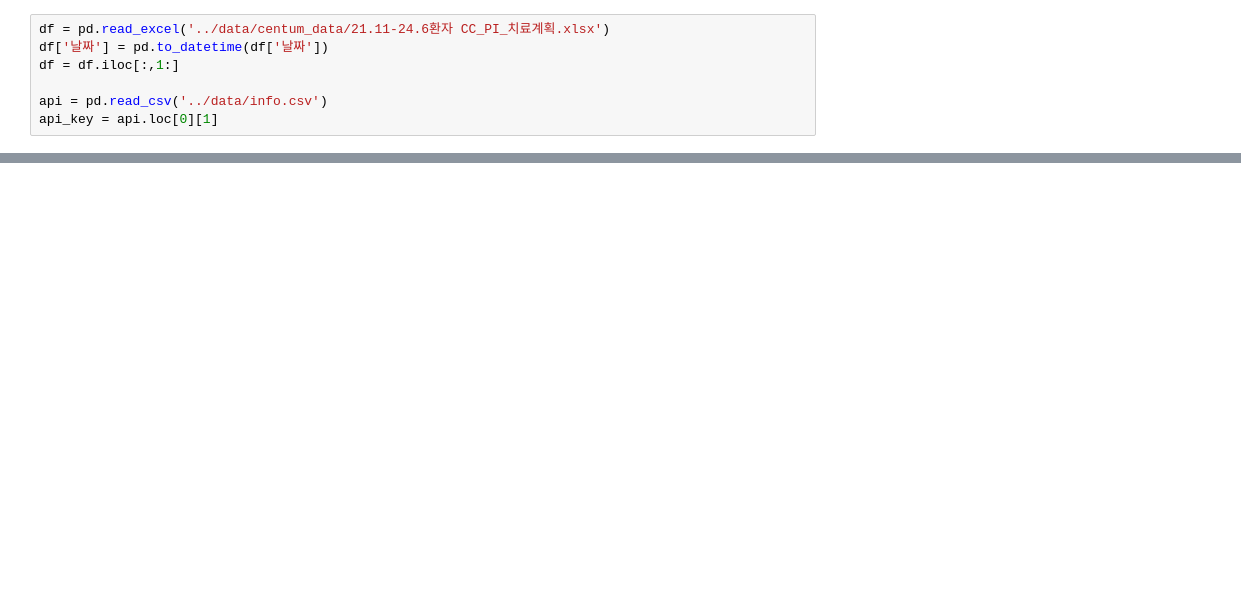
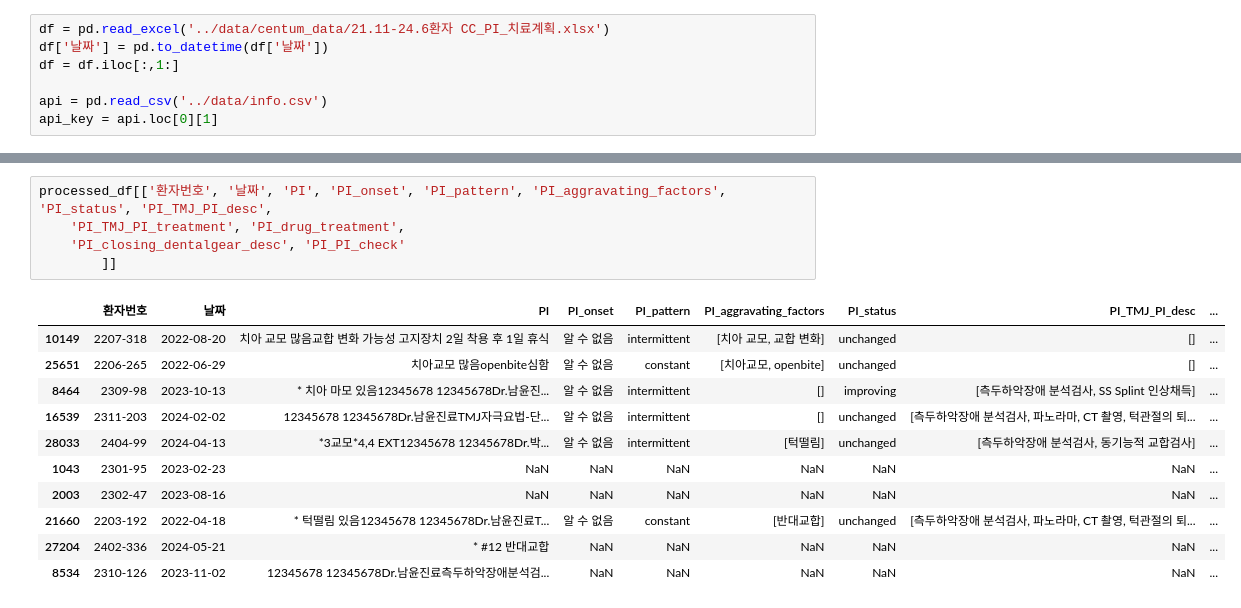
Before and after one commit to skadudd/prj_centum, a Jupyter notebook: text_parser_2.ipynb, the cells around one changed output, grey strips where cells are left out. Drawn from its saved outputs; the diff is of its cells as text; blank space fills up the shorter version.

```diff
--- a/text_parser_2.ipynb
+++ b/text_parser_2.ipynb
@@ -637,0 +668,17 @@ Name: Noise, dtype: object
+# %%
+processed_df[['환자번호', '날짜', 'PI', 'PI_onset', 'PI_pattern', 'PI_aggravating_factors', 'PI_status', 'PI_TMJ_PI_desc',
+    'PI_TMJ_PI_treatment', 'PI_drug_treatment',
+    'PI_closing_dentalgear_desc', 'PI_PI_check'
+        ]]
+# %% [output]
+|  | 환자번호 | 날짜 | PI | PI_onset | PI_pattern | PI_aggravating_factors | PI_status | PI_TMJ_PI_desc | ... |
+| 10149 | 2207-318 | 2022-08-20 | 치아 교모 많음교합 변화 가능성 고지장치 2일 착용 후 1일 휴식 | 알 수 없음 | intermittent | [치아 교모, 교합 변화] | unchanged | [] | ... |
+| 25651 | 2206-265 | 2022-06-29 | 치아교모 많음openbite심함 | 알 수 없음 | constant | [치아교모, openbite] | unchanged | [] | ... |
+| 8464 | 2309-98 | 2023-10-13 | * 치아 마모 있음12345678 12345678Dr.남윤진... | 알 수 없음 | intermittent | [] | improving | [측두하악장애 분석검사, SS Splint 인상채득] | ... |
+| 16539 | 2311-203 | 2024-02-02 | 12345678 12345678Dr.남윤진료TMJ자극요법-단... | 알 수 없음 | intermittent | [] | unchanged | [측두하악장애 분석검사, 파노라마, CT 촬영, 턱관절의 퇴... | ... |
+| 28033 | 2404-99 | 2024-04-13 | *3교모*4,4 EXT12345678 12345678Dr.박... | 알 수 없음 | intermittent | [턱떨림] | unchanged | [측두하악장애 분석검사, 동기능적 교합검사] | ... |
+| 1043 | 2301-95 | 2023-02-23 | NaN | NaN | NaN | NaN | NaN | NaN | ... |
+| 2003 | 2302-47 | 2023-08-16 | NaN | NaN | NaN | NaN | NaN | NaN | ... |
+| 21660 | 2203-192 | 2022-04-18 | * 턱떨림 있음12345678 12345678Dr.남윤진료T... | 알 수 없음 | constant | [반대교합] | unchanged | [측두하악장애 분석검사, 파노라마, CT 촬영, 턱관절의 퇴... | ... |
+| 27204 | 2402-336 | 2024-05-21 | * #12 반대교합 | NaN | NaN | NaN | NaN | NaN | ... |
+| 8534 | 2310-126 | 2023-11-02 | 12345678 12345678Dr.남윤진료측두하악장애분석검... | NaN | NaN | NaN | NaN | NaN | ... |
```
Also changed, not shown: parts of 11 cells of this notebook, 11 other files.
